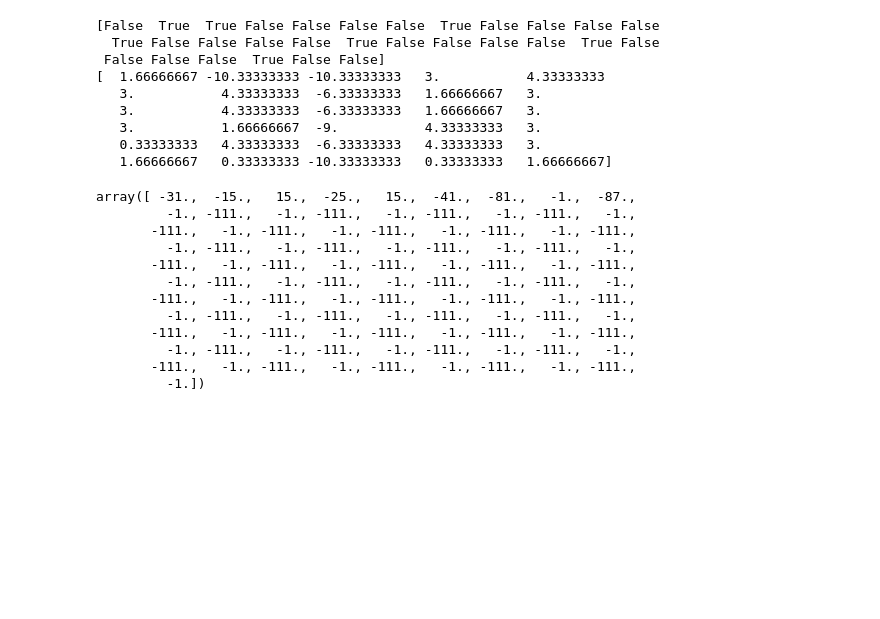
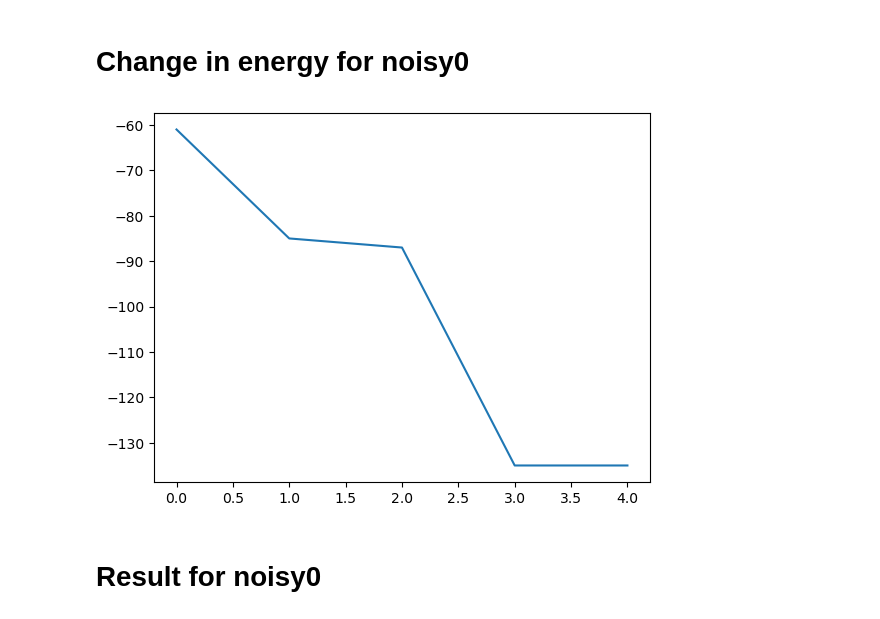
Before and after one commit to draczew23/cmcs_lab_2, a Jupyter notebook: notebook_test.ipynb, the cells around one changed output. Saved outputs shown, nothing was run; the diff lists cells and outputs as text; code cells hidden in the pictures; blank space fills up the shorter version.

```diff
--- a/notebook_test.ipynb
+++ b/notebook_test.ipynb
@@ -131,26 +135,9 @@ for t in range(time_step):
-# %%
-print(a_where_lower)
-print(a)
-energy
-# %% [output]
-[False  True  True False False False False  True False False False False
-  True False False False False  True False False False False  True False
- False False False  True False False]
-[  1.66666667 -10.33333333 -10.33333333   3.           4.33333333
-   3.           4.33333333  -6.33333333   1.66666667   3.
-   3.           4.33333333  -6.33333333   1.66666667   3.
-   3.           1.66666667  -9.           4.33333333   3.
-   0.33333333   4.33333333  -6.33333333   4.33333333   3.
-   1.66666667   0.33333333 -10.33333333   0.33333333   1.66666667]
-array([ -31.,  -15.,   15.,  -25.,   15.,  -41.,  -81.,   -1.,  -87.,
-         -1., -111.,   -1., -111.,   -1., -111.,   -1., -111.,   -1.,
-       -111.,   -1., -111.,   -1., -111.,   -1., -111.,   -1., -111.,
-         -1., -111.,   -1., -111.,   -1., -111.,   -1., -111.,   -1.,
-       -111.,   -1., -111.,   -1., -111.,   -1., -111.,   -1., -111.,
-         -1., -111.,   -1., -111.,   -1., -111.,   -1., -111.,   -1.,
-       -111.,   -1., -111.,   -1., -111.,   -1., -111.,   -1., -111.,
-         -1., -111.,   -1., -111.,   -1., -111.,   -1., -111.,   -1.,
-       -111.,   -1., -111.,   -1., -111.,   -1., -111.,   -1., -111.,
-         -1., -111.,   -1., -111.,   -1., -111.,   -1., -111.,   -1.,
-       -111.,   -1., -111.,   -1., -111.,   -1., -111.,   -1., -111.,
-         -1.])
+# %% [markdown]
+# Change in energy for noisy0
+# %%
+plt.plot(time_axis, energy_zero)
+plt.show()
+# %% [output]
+[figure, added]
+# %% [markdown]
+# Result for noisy0
```
Also changed, not shown: parts of 13 cells of this notebook.
